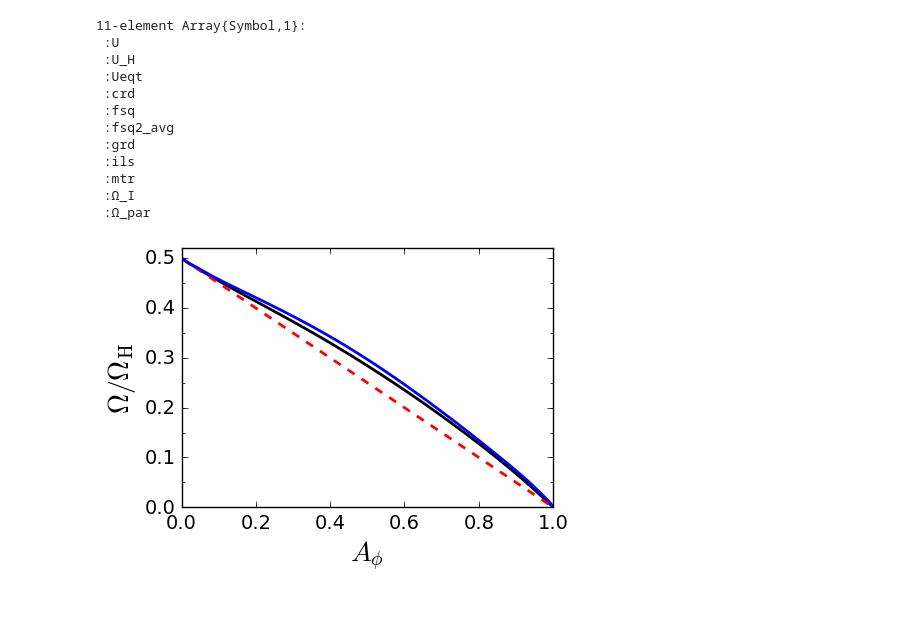
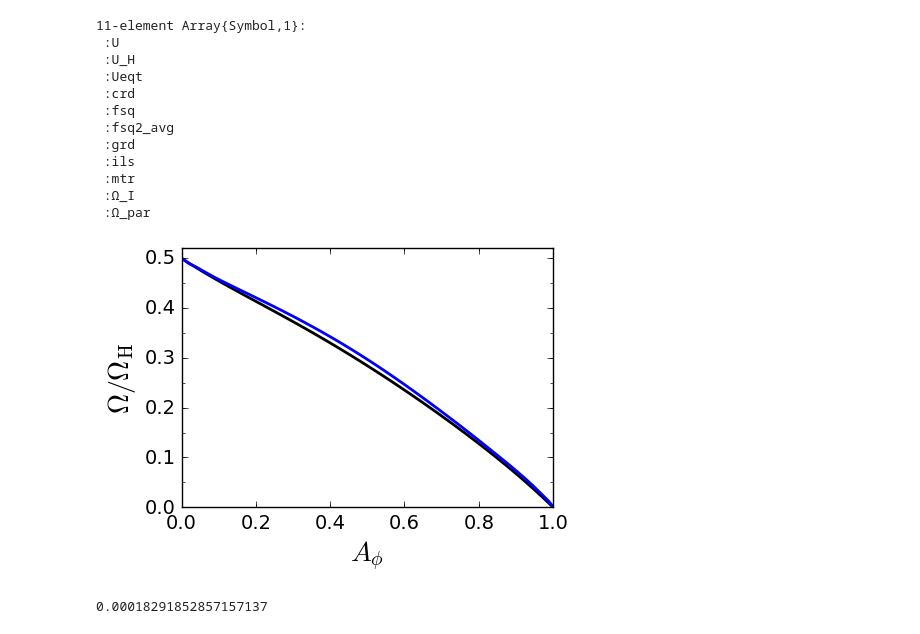
Before and after one commit to zhenpan/Uniform_Sol, a Jupyter notebook: plot.ipynb, the cells around one changed output. Drawn from its saved outputs; the diff is of its cells as text; code cells hidden in the pictures.

```diff
--- a/plot.ipynb
+++ b/plot.ipynb
@@ -79,21 +67,25 @@ savefig("f2b.pdf")
 # %%
 Ubm = linspace(0., U_H, 64)
 fig = figure(figsize=(5, 3.6))
 plot(Ubm/U_H, Ω_I.Ωspl(Ubm)/crd.Ω_H, lw = 2, "k")
-plot(Ubm/U_H, 0.5*(1-Ubm/U_H), lw = 2, "r--")
+#plot(Ubm/U_H, 0.5*(1-Ubm/U_H), lw = 2, "r--")
 plot(Ω_sim[:,1]/Ω_sim[end,1], Ω_sim[:,2], lw = 2)
 ylim(0., 0.52)
 xlabel(L"$A_\phi$", fontsize = 20)
 ylabel(L"$\Omega/ \Omega_{\rm H}$", fontsize = 20)
 tick_params(axis="both", which="major", length =4, labelsize=14)
 ax = gca()
 mx = matplotlib[:ticker][:MultipleLocator](0.2)
 My = matplotlib[:ticker][:MultipleLocator](0.1) # Define interval of major ticks
 my = matplotlib[:ticker][:MultipleLocator](0.05)
 ax[:xaxis][:set_minor_locator](mx)
 ax[:yaxis][:set_major_locator](My)
 ax[:yaxis][:set_minor_locator](my)
 tight_layout()
 savefig("f2.pdf")
 # %% [output]
-[figure, old version]
+[figure, new version]
+# %%
+fsq2_avg
+# %% [output]
+0.00018291852857157137
```
Also changed, not shown: parts of 4 cells of this notebook, 6 other files.
